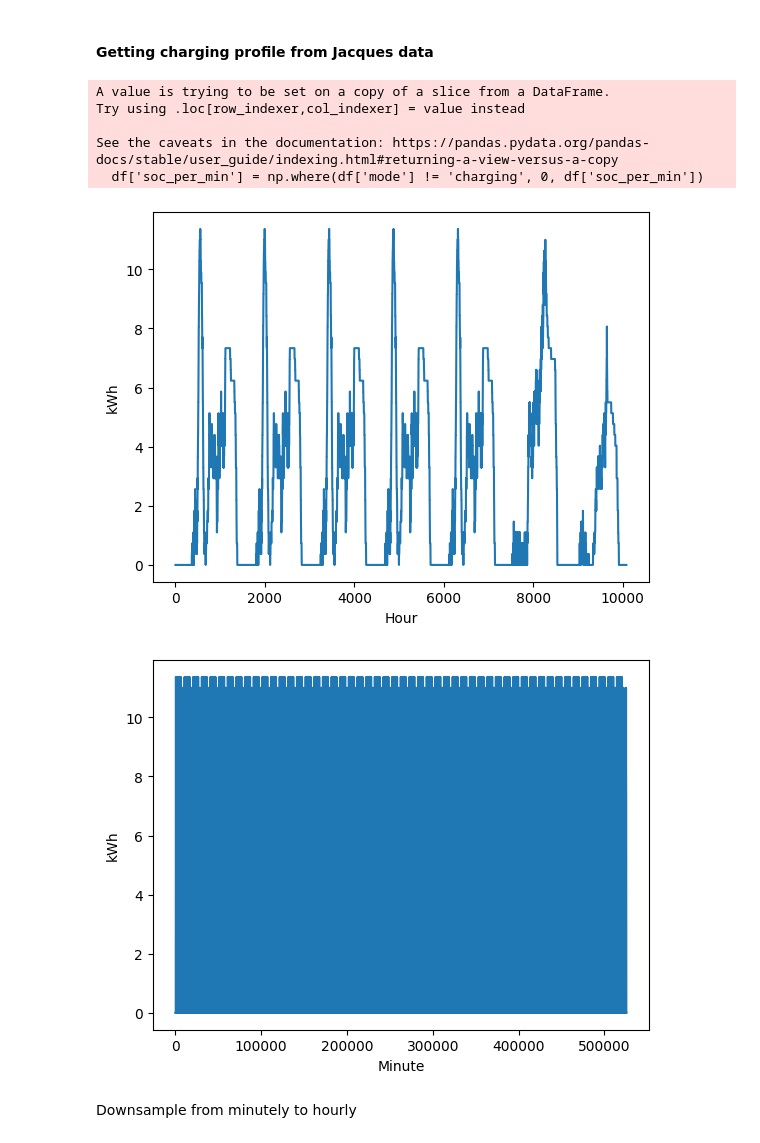
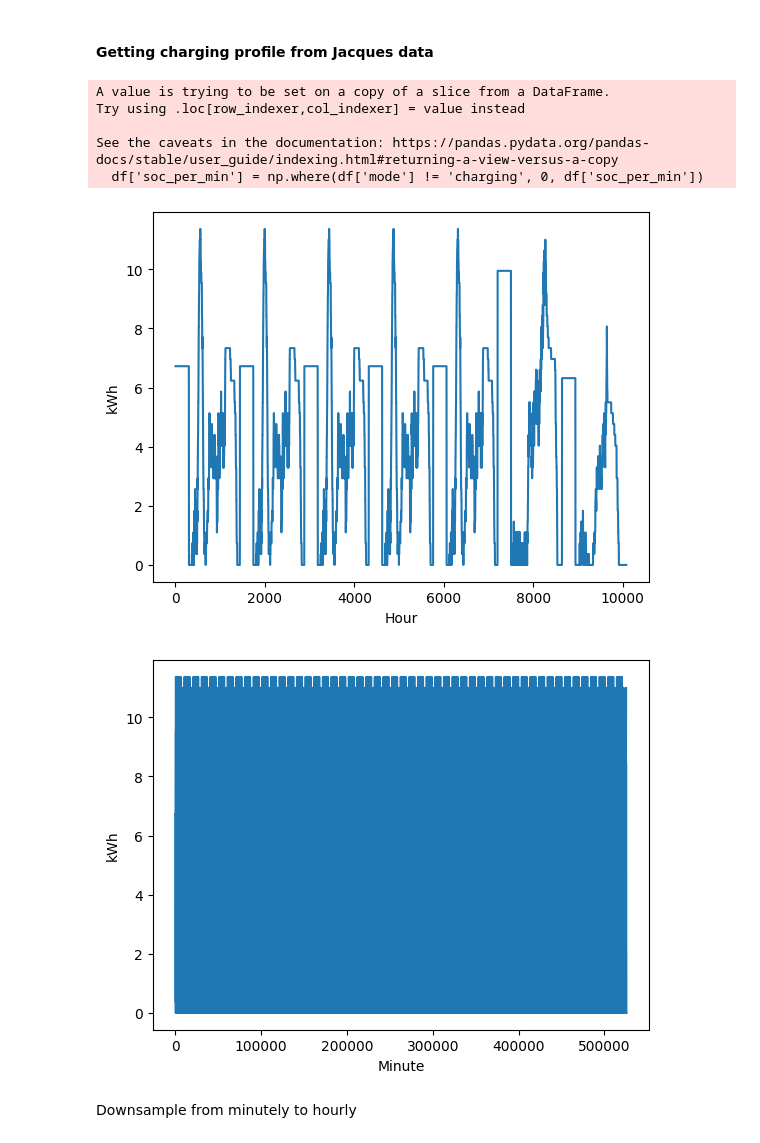
Before and after one commit to ChullEPG/solar_storage_sizing_optimization, a Jupyter notebook: run_model.ipynb, the cells around one changed output. Drawn from its saved outputs; the diff is of its cells as text; code cells hidden in the pictures.

```diff
--- a/run_model.ipynb
+++ b/run_model.ipynb
@@ -125,6 +124,7 @@ def process_charging_profile(json_path, title, save_filename):
     # plt.show()
     return charging_profile
 # %%
+START_OF_OPERATIONS = 300 # 5am
 
 # Process Monday to Friday charging profile
 mon_fri_json_path = 'data/mon_to_fri_440.json'
@@ -133,7 +133,9 @@ mon_fri_save_filename = 'mon_fri_charge_profile.png'
 mon_fri_charging_profile = process_charging_profile(mon_fri_json_path, mon_fri_title, mon_fri_save_filename)
 
 # Charging before 5am  is 0 (assume charge at home because that's where they park - or readjust when Jacques readjusts)
-mon_fri_charging_profile[0:200] = 0
+# stretch the charging done between 0 and 110 to be done between 0 and 300
+mon_fri_charging_profile[0:300] = mon_fri_charging_profile.iloc[0] * np.argmax(mon_fri_charging_profile == 0)/START_OF_OPERATIONS
+
 weekly_charging_profile = pd.concat([mon_fri_charging_profile]*5, ignore_index=True)
 
 # Process Saturday charging profile
@@ -141,37 +143,39 @@ sat_json_path = 'data/sat_686.json'
 sat_title = 'Sat Charging Profile'
 sat_save_filename = 'sat_charge_profile.png'
 sat_charging_profile = process_charging_profile(sat_json_path, sat_title, sat_save_filename)
-sat_charging_profile[0:200] = 0
+# stretch the charging done between 0 and 110 to be done between 0 and 300
+sat_charging_profile[0:300] = sat_charging_profile.iloc[0] * np.argmax(sat_charging_profile == 0)/START_OF_OPERATIONS
+
 # Process Sunday charging profile
 sun_json_path = 'data/sun_420.json'
 sun_title = 'Sun Charging Profile'
 sun_save_filename = 'sun_charge_profile.png'
 sun_charging_profile = process_charging_profile(sun_json_path, sun_title, sun_save_filename)
-sun_charging_profile[0:200] = 0
+sun_charging_profile[0:300] = sun_charging_profile.iloc[0] * np.argmax(sun_charging_profile == 0)/START_OF_OPERATIONS
 
 # Get a full week charging profile
 charging_profile = pd.concat([weekly_charging_profile, sat_charging_profile, sun_charging_profile], ignore_index = True)
 # Downsample to hourly resolution
 plt.plot(charging_profile)
 plt.xlabel("Hour")
 plt.ylabel("kWh")
 plt.savefig("figures/charging_profile.png")
 plt.show()
 
 # Get a yearly version of the charging profile
 charging_profile_year = pd.concat([charging_profile]*52, ignore_index=True)
 charging_profile_year = pd.concat([charging_profile_year, sat_charging_profile], ignore_index=True) #add another day to reach 365 days (52 weeks + 1 day)
 plt.plot(charging_profile_year)
 plt.xlabel("Minute")
 plt.ylabel('kWh')
 plt.show()
 # %% [output]
 A value is trying to be set on a copy of a slice from a DataFrame.
 Try using .loc[row_indexer,col_indexer] = value instead
 
 See the caveats in the documentation: https://pandas.pydata.org/pandas-docs/stable/user_guide/indexing.html#returning-a-view-versus-a-copy
   df['soc_per_min'] = np.where(df['mode'] != 'charging', 0, df['soc_per_min'])
-[figure, old version]
+[figure, new version]
 [figure]
 # %% [markdown]
 Downsample from minutely to hourly
```
Also changed, not shown: parts of 18 cells of this notebook, 2 other files.
